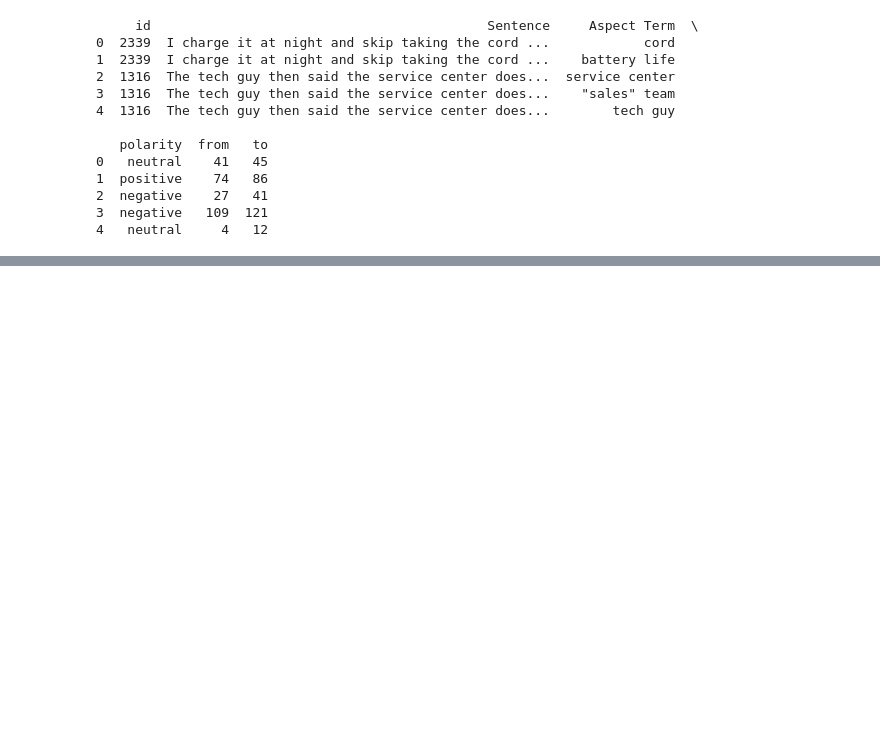
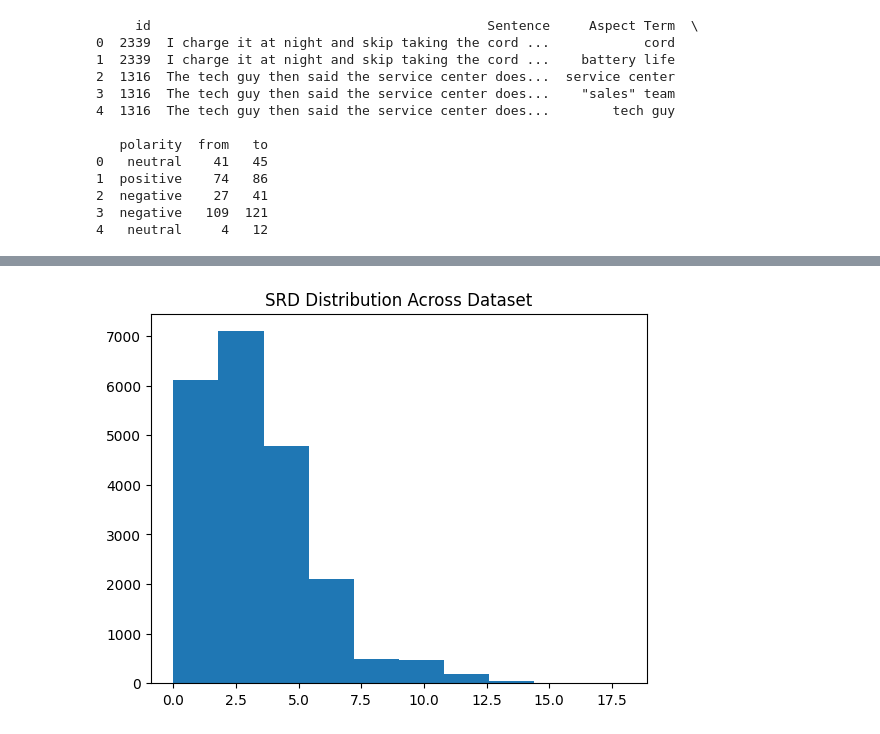
Before and after one commit to f247805/ABSA-Analysis-with-Explainability-Methods, a Jupyter notebook: IAGCN_Seemval14.ipynb, the cells around one changed output, grey strips where cells are left out. Drawn from its saved outputs; the diff is of its cells as text; code cells hidden in the pictures; blank space fills up the shorter version.

```diff
--- a/IAGCN_Seemval14.ipynb
+++ b/IAGCN_Seemval14.ipynb
@@ -261,0 +283,20 @@ val_dataloader = DataLoader(val_data, batch_size=32)
+# %%
+def validate_positions(df):
+    # Check for invalid positions
+    invalid = df[
+        (df["aspect_start_token"] >= df["aspect_end_token"]) |
+        (df["aspect_start_token"].isna()) |
+        (df["aspect_end_token"].isna())
+    ]
+
+    if not invalid.empty:
+        print(f"Found {len(invalid)} invalid aspect positions:")
+        print(invalid[["Sentence", "Aspect Term", "from", "to"]].head())
+        # Handle invalid cases
+        df.loc[invalid.index, "aspect_start_token"] = 0
+        df.loc[invalid.index, "aspect_end_token"] = 1
+
+    return df
+
+# Apply validation
+df = validate_positions(train_data)
@@ -261,0 +461,8 @@ val_dataloader = DataLoader(val_data, batch_size=32)
+# %%
+import numpy as np # Importing the numpy library with alias np
+
+plt.hist(np.concatenate(train_data["SRD"].values)) # Now np is defined and can be used
+plt.title("SRD Distribution Across Dataset")
+plt.show()
+# %% [output]
+[figure, added]
```
Also changed, not shown: parts of 25 cells of this notebook.
